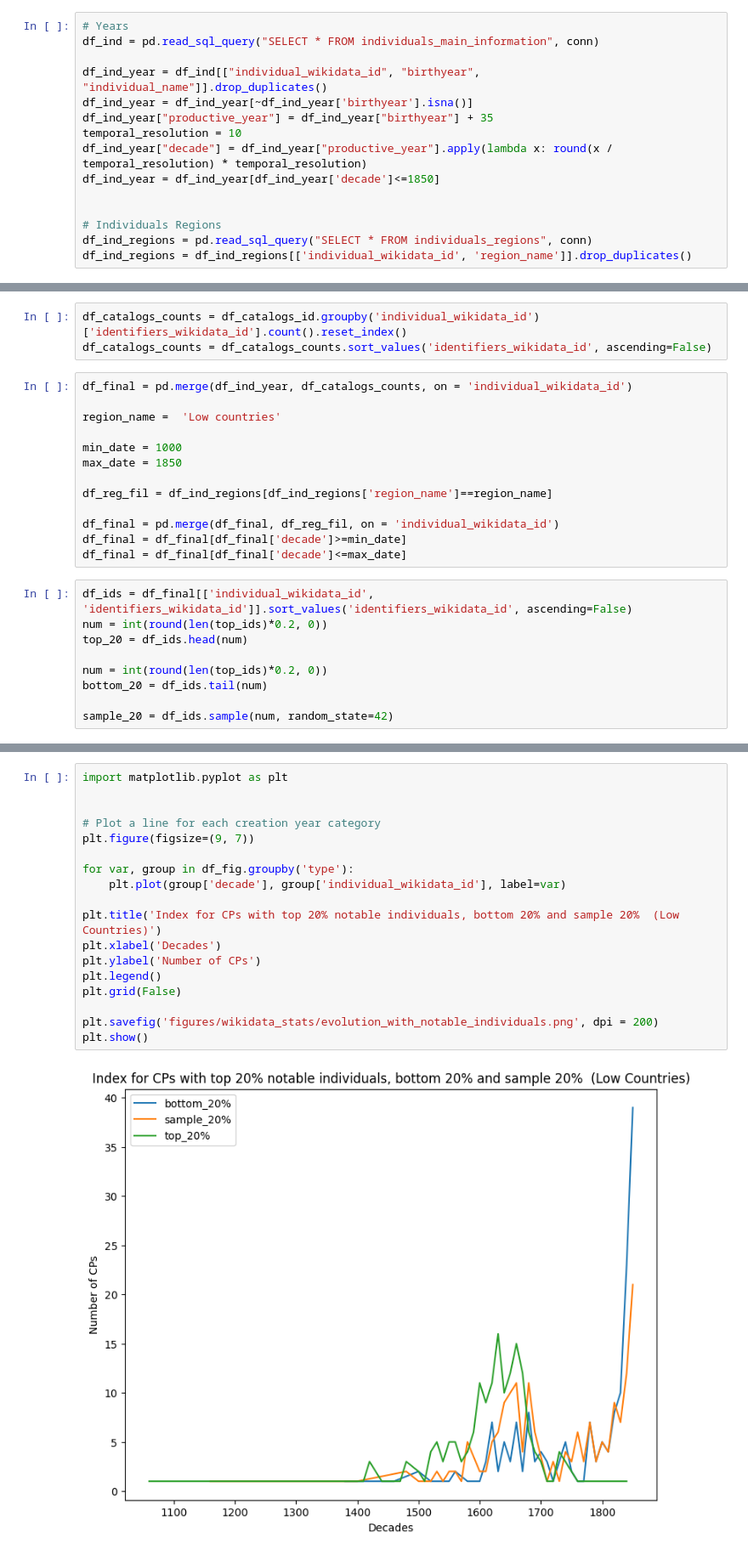
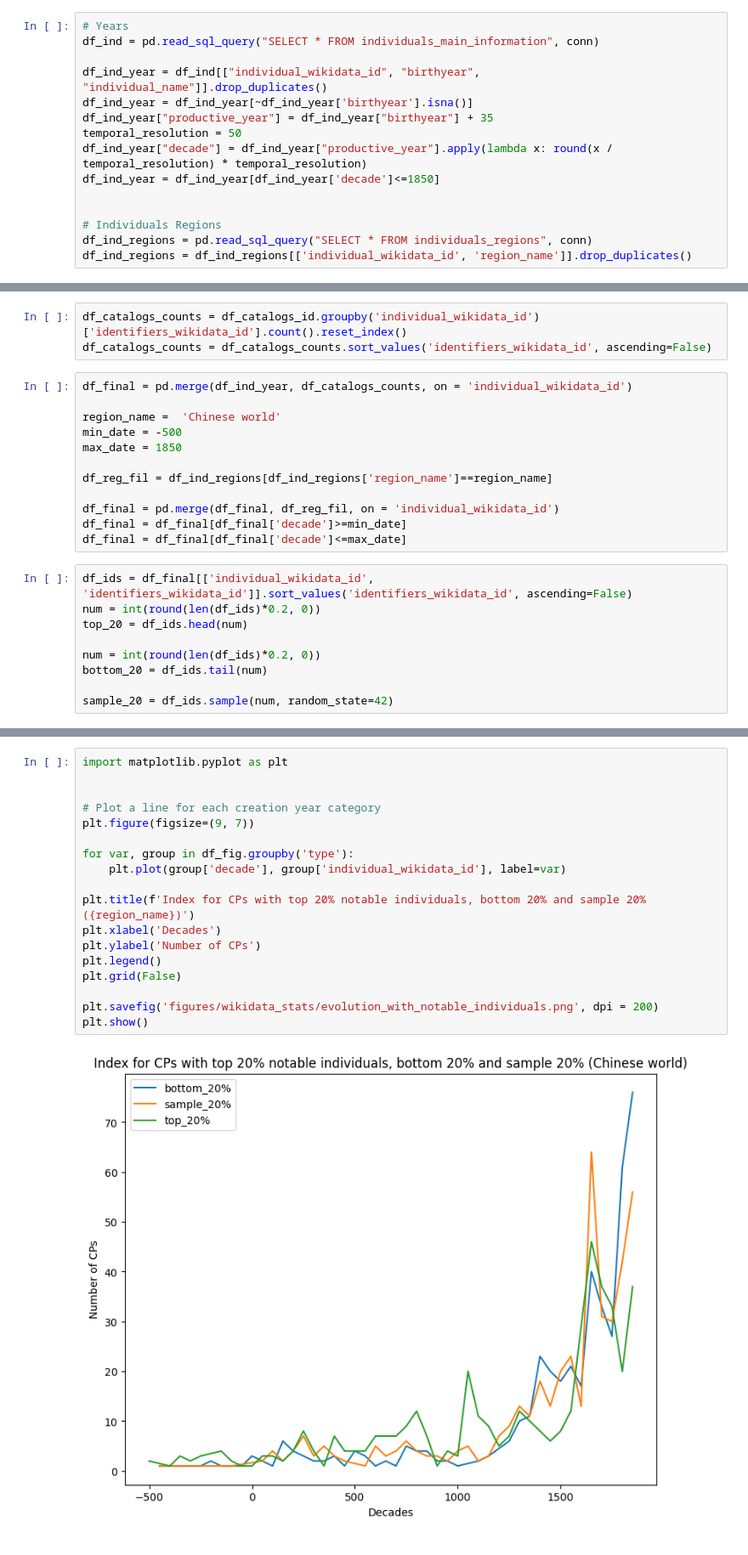
Before and after one commit to charlesdedampierre/cultura_project, a Jupyter notebook: figures_notebooks/wikidata_top_10_bottom_90.ipynb, the cells around one changed output, grey strips where cells are left out. Shown at 85% size. Saved outputs shown, nothing was run; the diff lists cells and outputs as text.

```diff
--- a/figures_notebooks/wikidata_top_10_bottom_90.ipynb
+++ b/figures_notebooks/wikidata_top_10_bottom_90.ipynb
@@ -18,7 +18,7 @@ df_ind = pd.read_sql_query("SELECT * FROM individuals_main_information", conn)
 df_ind_year = df_ind[["individual_wikidata_id", "birthyear", "individual_name"]].drop_duplicates()
 df_ind_year = df_ind_year[~df_ind_year['birthyear'].isna()]
 df_ind_year["productive_year"] = df_ind_year["birthyear"] + 35
-temporal_resolution = 10
+temporal_resolution = 50
 df_ind_year["decade"] = df_ind_year["productive_year"].apply(lambda x: round(x / temporal_resolution) * temporal_resolution)
 df_ind_year = df_ind_year[df_ind_year['decade']<=1850]
 
@@ -34,9 +34,8 @@ df_catalogs_counts = df_catalogs_counts.sort_values('identifiers_wikidata_id', a
 # %%
 df_final = pd.merge(df_ind_year, df_catalogs_counts, on = 'individual_wikidata_id')
 
-region_name =  'Low countries'
-
-min_date = 1000
+region_name =  'Chinese world'
+min_date = -500
 max_date = 1850
 
 df_reg_fil = df_ind_regions[df_ind_regions['region_name']==region_name]
@@ -46,10 +45,10 @@ df_final = df_final[df_final['decade']>=min_date]
 df_final = df_final[df_final['decade']<=max_date]
 # %%
 df_ids = df_final[['individual_wikidata_id', 'identifiers_wikidata_id']].sort_values('identifiers_wikidata_id', ascending=False)
-num = int(round(len(top_ids)*0.2, 0))
+num = int(round(len(df_ids)*0.2, 0))
 top_20 = df_ids.head(num)
 
-num = int(round(len(top_ids)*0.2, 0))
+num = int(round(len(df_ids)*0.2, 0))
 bottom_20 = df_ids.tail(num)
 
 sample_20 = df_ids.sample(num, random_state=42)
@@ -113,23 +112,23 @@ df_fig
 # %%
 import matplotlib.pyplot as plt
 
 
 # Plot a line for each creation year category
 plt.figure(figsize=(9, 7))
 
 for var, group in df_fig.groupby('type'):
     plt.plot(group['decade'], group['individual_wikidata_id'], label=var)
 
-plt.title('Index for CPs with top 20% notable individuals, bottom 20% and sample 20%  (Low Countries)')
+plt.title(f'Index for CPs with top 20% notable individuals, bottom 20% and sample 20% ({region_name})')
 plt.xlabel('Decades')
 plt.ylabel('Number of CPs')
 plt.legend()
 plt.grid(False)
 
 plt.savefig('figures/wikidata_stats/evolution_with_notable_individuals.png', dpi = 200)
 plt.show()
 # %% [output]
-[figure, old version]
+[figure, new version]
 # %%
 df_corr = df_fig.pivot(index = "decade", columns = "type", values = 'individual_wikidata_id')
 df_corr = df_corr.fillna(0)
```
Also changed, not shown: parts of 3 cells of this notebook, 3 other files.
